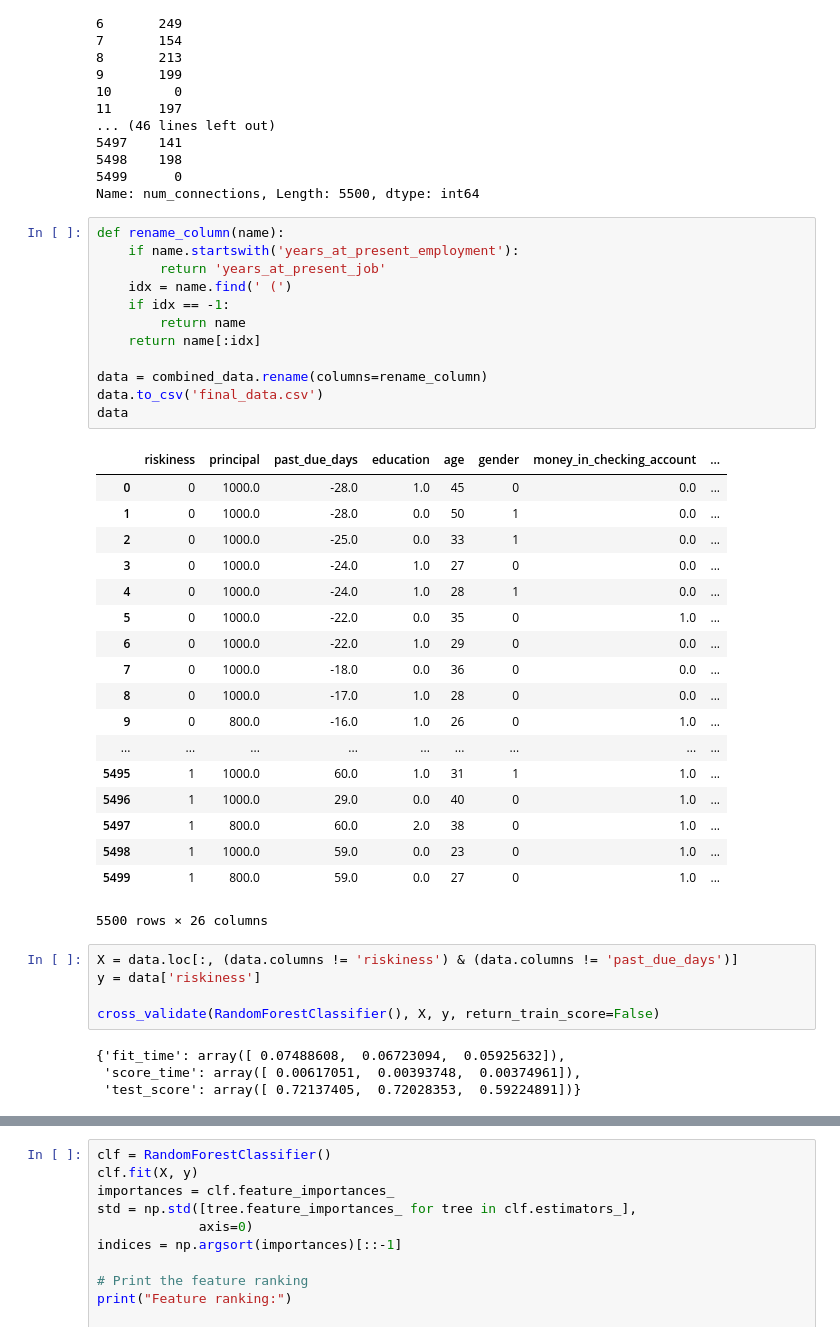
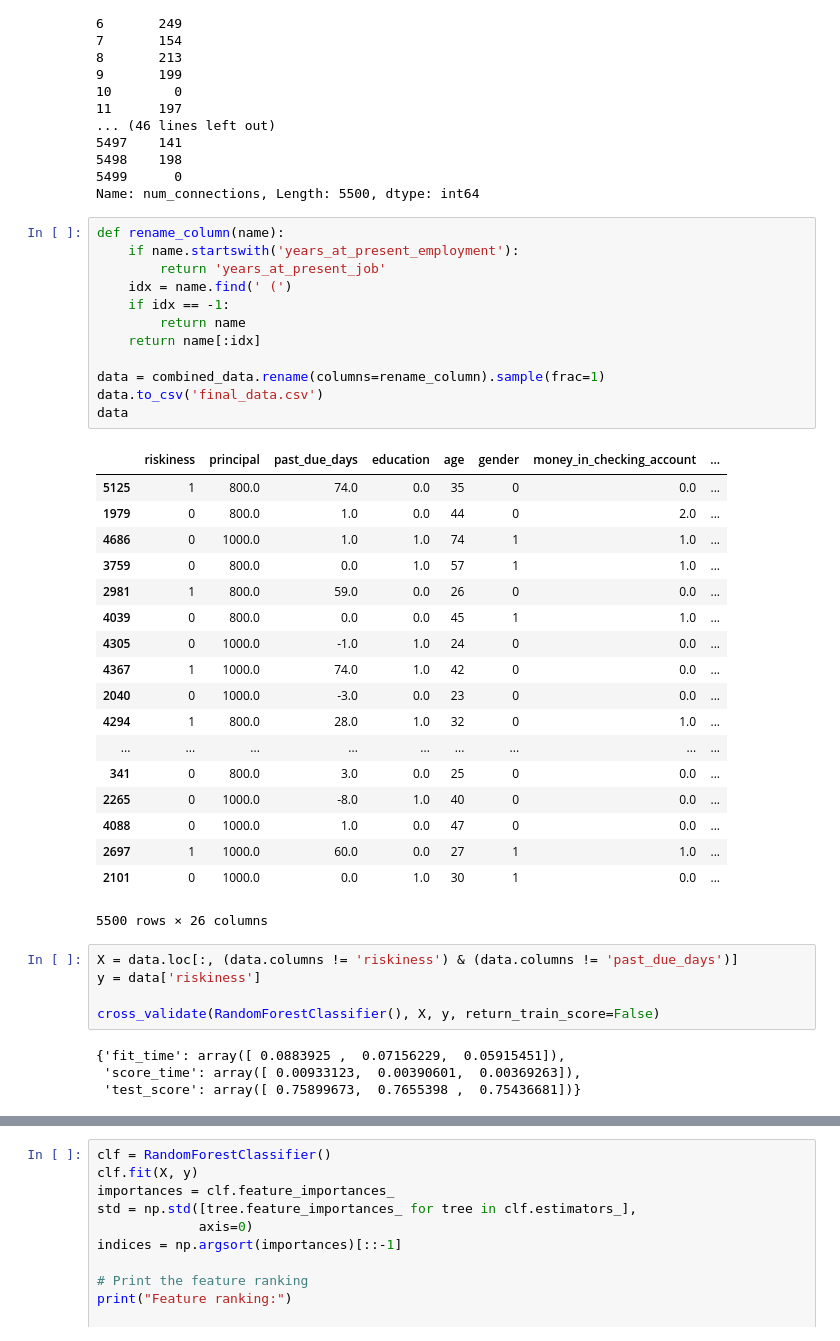
Before and after one commit to rjchee/Score, a Jupyter notebook: loan_data.ipynb, the cells around one changed output, grey strips where cells are left out. Drawn from its saved outputs; the diff is of its cells as text.

```diff
--- a/loan_data.ipynb
+++ b/loan_data.ipynb
@@ -370,33 +370,33 @@ Name: num_connections, Length: 5500, dtype: int64
 # %%
 def rename_column(name):
     if name.startswith('years_at_present_employment'):
         return 'years_at_present_job'
     idx = name.find(' (')
     if idx == -1:
         return name
     return name[:idx]
 
-data = combined_data.rename(columns=rename_column)
+data = combined_data.rename(columns=rename_column).sample(frac=1)
 data.to_csv('final_data.csv')
 data
 # %% [output]
 |  | riskiness | principal | past_due_days | education | age | gender | money_in_checking_account | ... |
-| 0 | 0 | 1000.0 | -28.0 | 1.0 | 45 | 0 | 0.0 | ... |
-| 1 | 0 | 1000.0 | -28.0 | 0.0 | 50 | 1 | 0.0 | ... |
-| 2 | 0 | 1000.0 | -25.0 | 0.0 | 33 | 1 | 0.0 | ... |
-| 3 | 0 | 1000.0 | -24.0 | 1.0 | 27 | 0 | 0.0 | ... |
-| 4 | 0 | 1000.0 | -24.0 | 1.0 | 28 | 1 | 0.0 | ... |
-| 5 | 0 | 1000.0 | -22.0 | 0.0 | 35 | 0 | 1.0 | ... |
-| 6 | 0 | 1000.0 | -22.0 | 1.0 | 29 | 0 | 0.0 | ... |
-| 7 | 0 | 1000.0 | -18.0 | 0.0 | 36 | 0 | 0.0 | ... |
-| 8 | 0 | 1000.0 | -17.0 | 1.0 | 28 | 0 | 0.0 | ... |
-| 9 | 0 | 800.0 | -16.0 | 1.0 | 26 | 0 | 1.0 | ... |
+| 5125 | 1 | 800.0 | 74.0 | 0.0 | 35 | 0 | 0.0 | ... |
+| 1979 | 0 | 800.0 | 1.0 | 0.0 | 44 | 0 | 2.0 | ... |
+| 4686 | 0 | 1000.0 | 1.0 | 1.0 | 74 | 1 | 1.0 | ... |
+| 3759 | 0 | 800.0 | 0.0 | 1.0 | 57 | 1 | 1.0 | ... |
+| 2981 | 1 | 800.0 | 59.0 | 0.0 | 26 | 0 | 0.0 | ... |
+| 4039 | 0 | 800.0 | 0.0 | 0.0 | 45 | 1 | 1.0 | ... |
+| 4305 | 0 | 1000.0 | -1.0 | 1.0 | 24 | 0 | 0.0 | ... |
+| 4367 | 1 | 1000.0 | 74.0 | 1.0 | 42 | 0 | 0.0 | ... |
+| 2040 | 0 | 1000.0 | -3.0 | 0.0 | 23 | 0 | 0.0 | ... |
+| 4294 | 1 | 800.0 | 28.0 | 1.0 | 32 | 0 | 1.0 | ... |
 | ... | ... | ... | ... | ... | ... | ... | ... | ... |
-| 5495 | 1 | 1000.0 | 60.0 | 1.0 | 31 | 1 | 1.0 | ... |
-| 5496 | 1 | 1000.0 | 29.0 | 0.0 | 40 | 0 | 1.0 | ... |
-| 5497 | 1 | 800.0 | 60.0 | 2.0 | 38 | 0 | 1.0 | ... |
-| 5498 | 1 | 1000.0 | 59.0 | 0.0 | 23 | 0 | 1.0 | ... |
-| 5499 | 1 | 800.0 | 59.0 | 0.0 | 27 | 0 | 1.0 | ... |
+| 341 | 0 | 800.0 | 3.0 | 0.0 | 25 | 0 | 0.0 | ... |
+| 2265 | 0 | 1000.0 | -8.0 | 1.0 | 40 | 0 | 0.0 | ... |
+| 4088 | 0 | 1000.0 | 1.0 | 0.0 | 47 | 0 | 0.0 | ... |
+| 2697 | 1 | 1000.0 | 60.0 | 0.0 | 27 | 1 | 1.0 | ... |
+| 2101 | 0 | 1000.0 | 0.0 | 1.0 | 30 | 1 | 0.0 | ... |
 5500 rows × 26 columns
 # %%
 X = data.loc[:, (data.columns != 'riskiness') & (data.columns != 'past_due_days')]
@@ -404,6 +404,6 @@ y = data['riskiness']
 
 cross_validate(RandomForestClassifier(), X, y, return_train_score=False)
 # %% [output]
-{'fit_time': array([ 0.07488608,  0.06723094,  0.05925632]),
- 'score_time': array([ 0.00617051,  0.00393748,  0.00374961]),
- 'test_score': array([ 0.72137405,  0.72028353,  0.59224891])}
+{'fit_time': array([ 0.0883925 ,  0.07156229,  0.05915451]),
+ 'score_time': array([ 0.00933123,  0.00390601,  0.00369263]),
+ 'test_score': array([ 0.75899673,  0.7655398 ,  0.75436681])}
```
Also changed, not shown: parts of 2 cells of this notebook, 1 other file.
